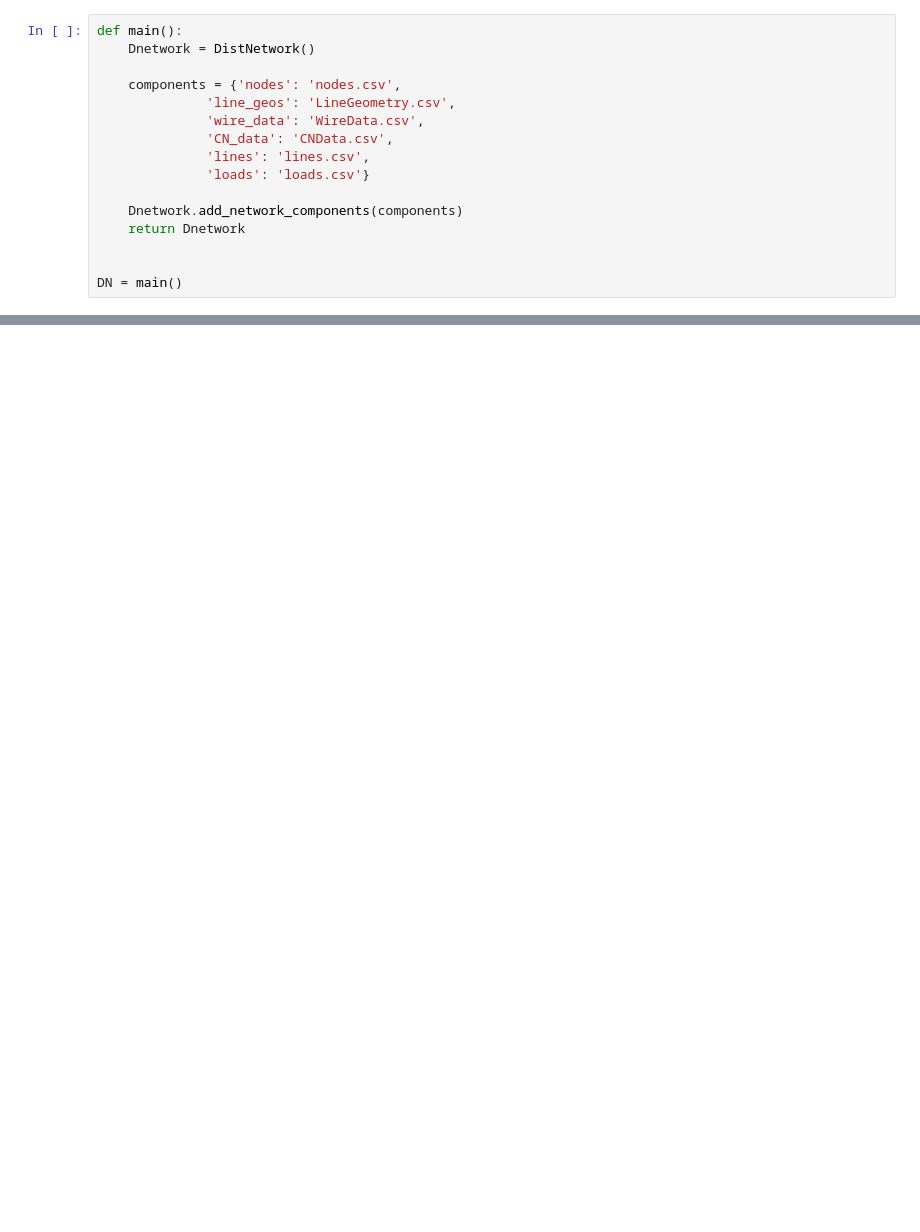
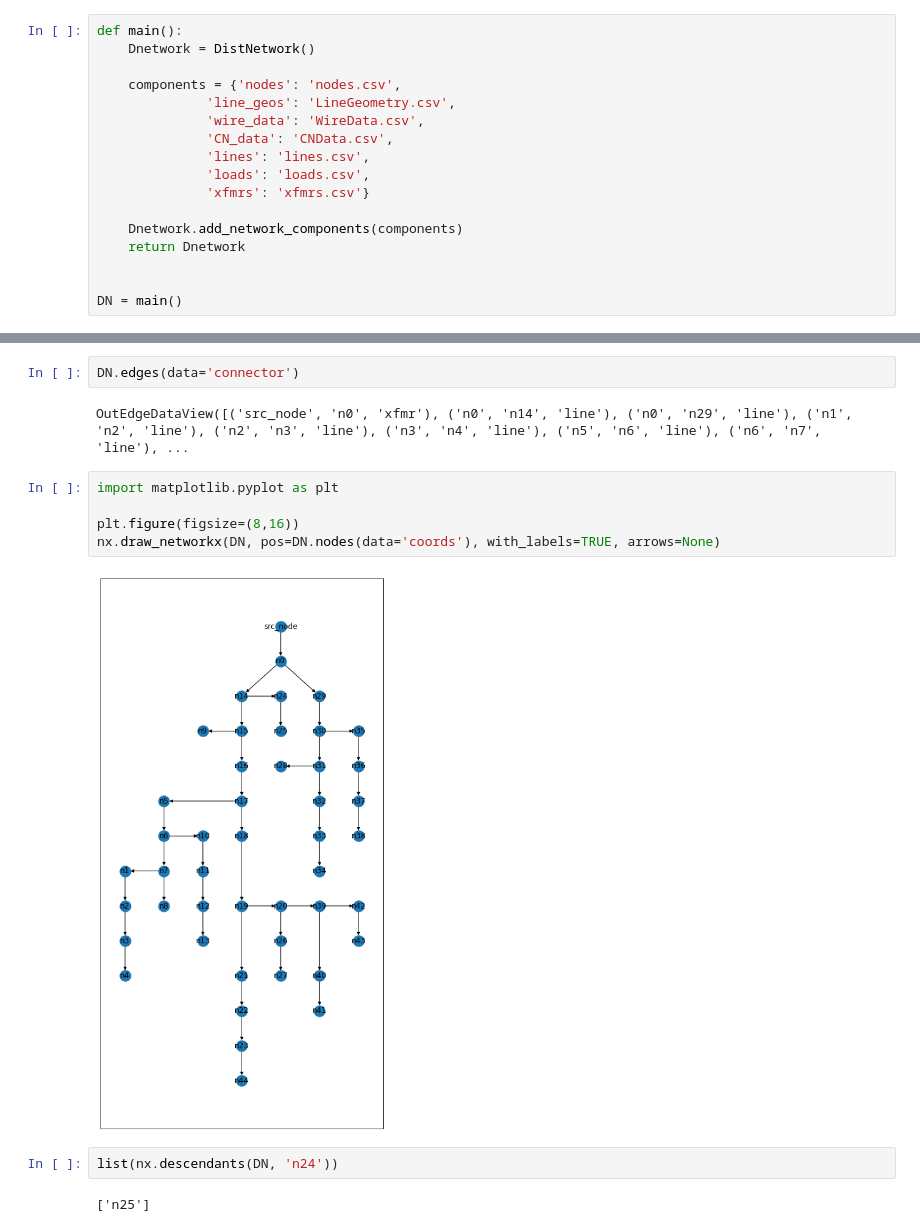
Before and after one commit to spenceregan/ECEN5437-Proj1, a Jupyter notebook: scripts/Proj1-Grp6.ipynb, the cells around one changed output, grey strips where cells are left out. Drawn from its saved outputs; the diff is of its cells as text; blank space fills up the shorter version.

```diff
--- a/scripts/Proj1-Grp6.ipynb
+++ b/scripts/Proj1-Grp6.ipynb
@@ -210,7 +272,8 @@ def main():
               'wire_data': 'WireData.csv',
               'CN_data': 'CNData.csv',
               'lines': 'lines.csv',
-              'loads': 'loads.csv'}
+              'loads': 'loads.csv',
+              'xfmrs': 'xfmrs.csv'}
 
     Dnetwork.add_network_components(components)
     return Dnetwork
@@ -223,0 +307,15 @@ DN.line_geoms['cond_pos']['OH3p']
+# %%
+DN.edges(data='connector')
+# %% [output]
+OutEdgeDataView([('src_node', 'n0', 'xfmr'), ('n0', 'n14', 'line'), ('n0', 'n29', 'line'), ('n1', 'n2', 'line'), ('n2', 'n3', 'line'), ('n3', 'n4', 'line'), ('n5', 'n6', 'line'), ('n6', 'n7', 'line'), ...
+# %%
+import matplotlib.pyplot as plt
+
+plt.figure(figsize=(8,16))
+nx.draw_networkx(DN, pos=DN.nodes(data='coords'), with_labels=TRUE, arrows=None)
+# %% [output]
+[figure, added]
+# %%
+list(nx.descendants(DN, 'n24'))
+# %% [output]
+['n25']
```
Also changed, not shown: parts of 6 cells of this notebook, 4 other files.
